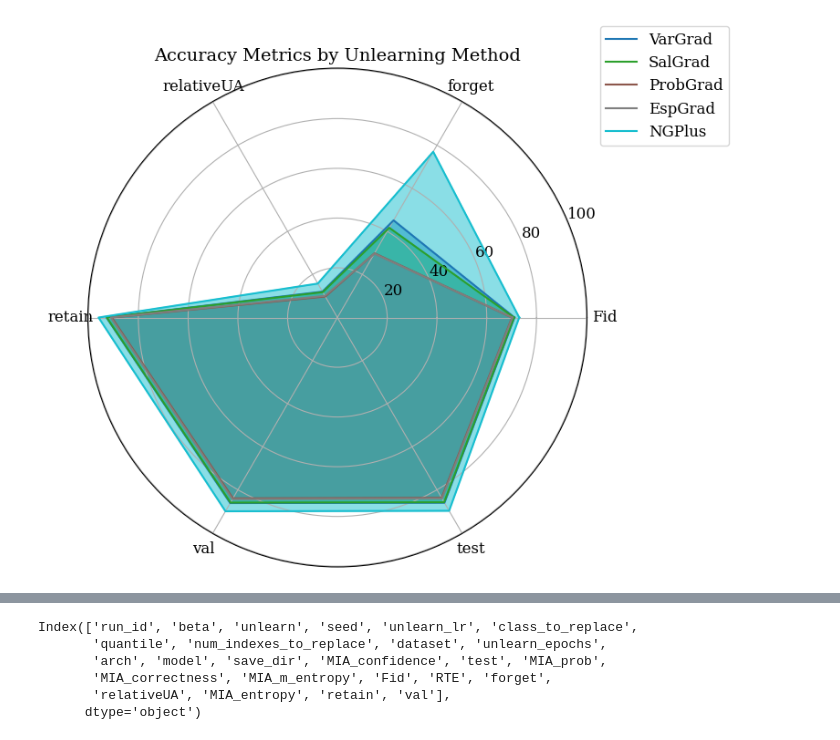
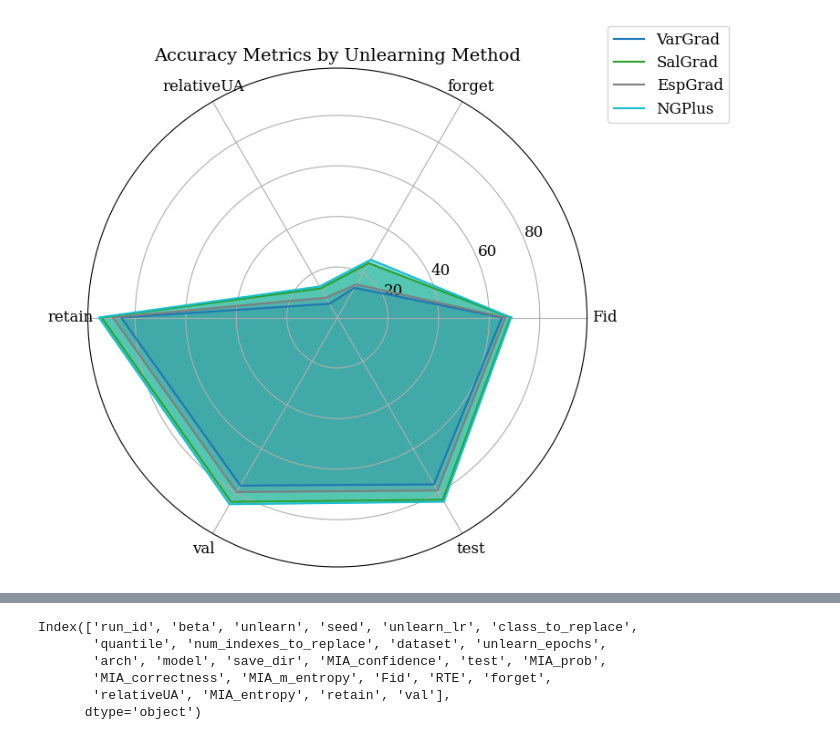
Before and after one commit to owl1996/UnlearningFocusVector, a Jupyter notebook: parse_results copy.ipynb, the cells around one changed output, grey strips where cells are left out. Saved outputs shown, nothing was run; the diff lists cells and outputs as text; code cells hidden in the pictures.

```diff
--- a/parse_results copy.ipynb
+++ b/parse_results copy.ipynb
@@ -4,7 +4,7 @@ import pandas as pd
 from yaml import safe_load
 
 # Dossier contenant les runs MLflow (expérience 0)
-mlruns_path = "mlruns/0"
+mlruns_path = "mlruns2/0"
 
 # Liste pour stocker les données combinées
 combined_data = []
@@ -100,7 +86,7 @@ import matplotlib.pyplot as plt
 import numpy as np
 
 df = combined_df.copy()
-df = df[(df["num_indexes_to_replace"] == "1900")]
+df = df[(df["num_indexes_to_replace"] == "4500")]
 # df['relativeUA'] = 100 - df['relativeUA'].astype(float)
 print(len(df))
 
@@ -148,4 +135,4 @@ plt.show()
-[figure, old version]
+[figure, new version]
 # %%
 df[df["unlearn"] == "EspGrad"]
 # %% [output]
```
Also changed, not shown: parts of 9 cells of this notebook, 9 other files.
